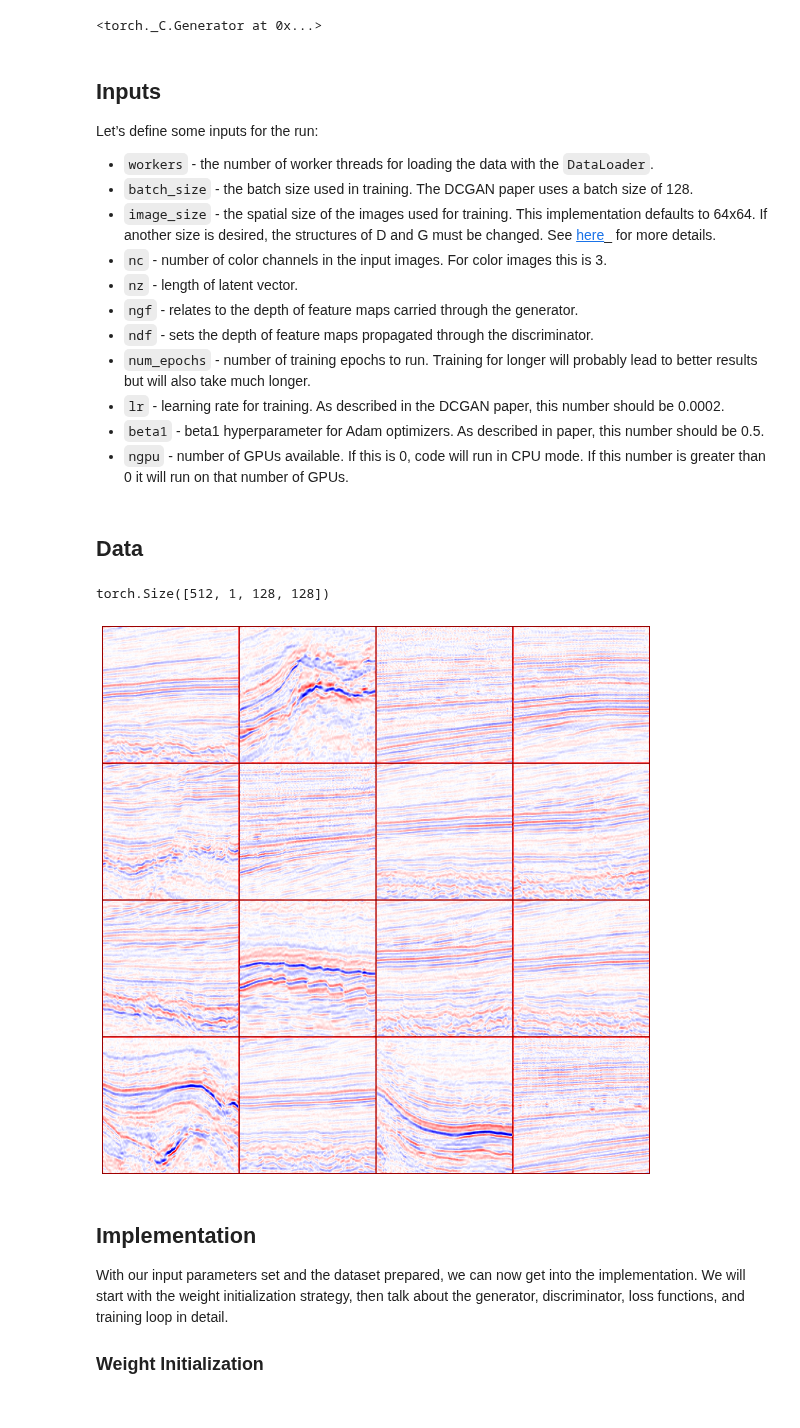
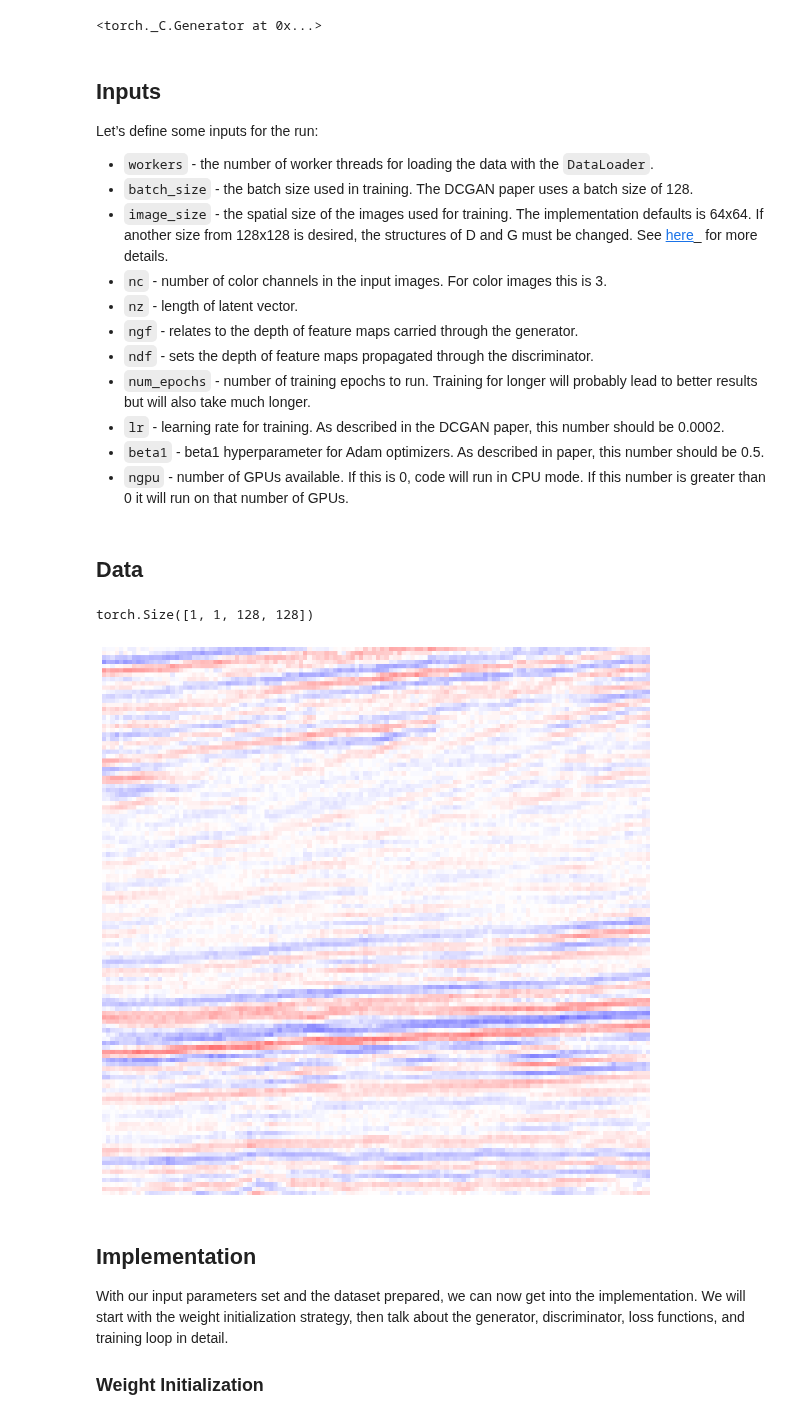
Before and after one commit to hdspgroup/SeismicEnhancement, a Jupyter notebook: notebooks/adversarial/train_gan.ipynb, the cells around one changed output. Drawn from its saved outputs; the diff is of its cells as text; code cells hidden in the pictures.

```diff
--- a/notebooks/adversarial/train_gan.ipynb
+++ b/notebooks/adversarial/train_gan.ipynb
@@ -44,7 +98,7 @@ Let’s define some inputs for the run:
 -  ``batch_size`` - the batch size used in training. The DCGAN paper
    uses a batch size of 128.
 -  ``image_size`` - the spatial size of the images used for training.
-   This implementation defaults to 64x64. If another size is desired,
+   The implementation defaults is 64x64. If another size from 128x128 is desired,
    the structures of D and G must be changed. See
    [here](https://github.com/pytorch/examples/issues/70)_ for more
    details.
@@ -70,7 +124,7 @@ Let’s define some inputs for the run:
 workers = 2
 
 # Batch size during training
-batch_size = 512
+batch_size = 1
 
 # Spatial size of training images. All images will be resized to this
 #   size using a transformer.
@@ -117,27 +169,28 @@ from libs.diffusion.config import BaseConfig, TrainingConfig, ModelConfig
 # %%
 import matplotlib.pyplot as plt
 
 device = get_default_device()
 
 loader = get_dataloader(
     dataset_name=BaseConfig.DATASET,
     batch_size=batch_size,
     device='cpu',
+    pre_load=True,
 )
 
 plt.figure(figsize=(12, 12), facecolor='white')
 
 for b_image in loader:
     print(b_image.shape)
     b_image = b_image[:16]
     b_image = inverse_transform(b_image).cpu()
     grid_img = make_grid(b_image / 255.0, nrow=4, padding=True, pad_value=1, normalize=False)
     plt.imshow(grid_img.permute(1, 2, 0)[..., 0], cmap="seismic", vmin=0, vmax=1)
     plt.axis("off")
     break
 # %% [output]
-torch.Size([512, 1, 128, 128])
+torch.Size([1, 1, 128, 128])
-[figure, old version]
+[figure, new version]
 # %% [markdown]
 ## Implementation
 
```
Also changed, not shown: parts of 8 cells of this notebook.
